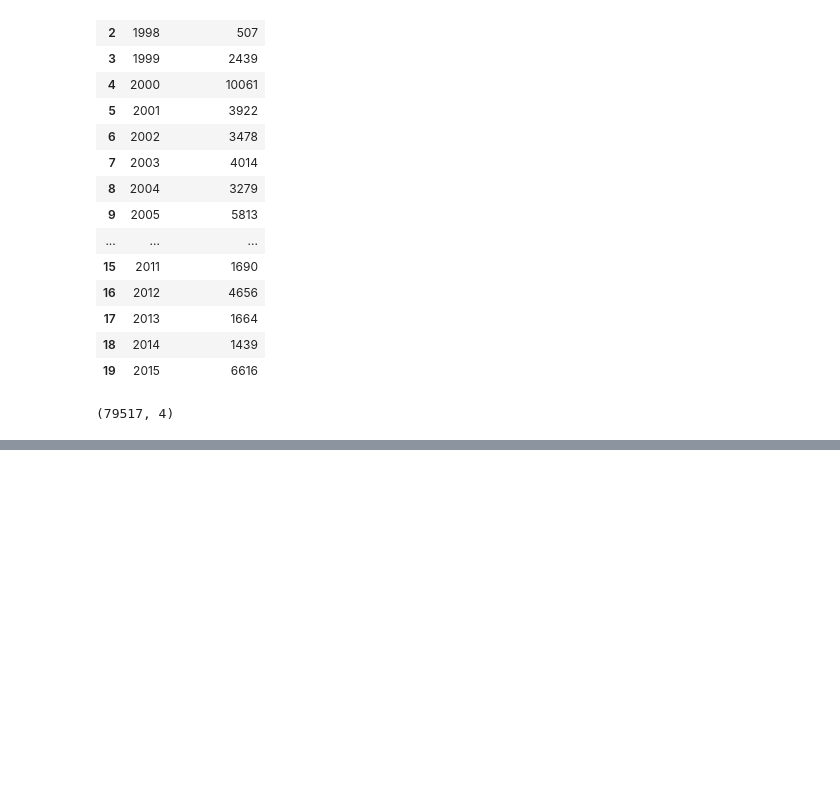
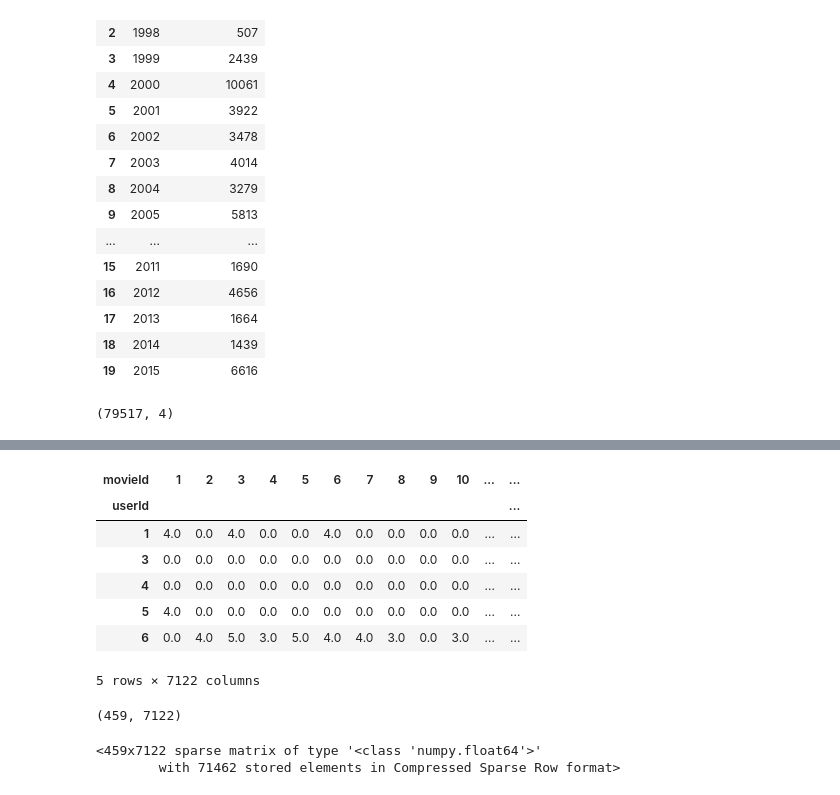
Before and after one commit to haploide/recommendation_system, a Jupyter notebook: notebooks/Entregable_3_Araoz_Bajo_Barrera.ipynb, the cells around one changed output, grey strips where cells are left out. Drawn from its saved outputs; the diff is of its cells as text; code cells hidden in the pictures; blank space fills up the shorter version.

```diff
--- a/notebooks/Entregable_3_Araoz_Bajo_Barrera.ipynb
+++ b/notebooks/Entregable_3_Araoz_Bajo_Barrera.ipynb
@@ -262,0 +371,17 @@ test[~test.userId.isin(train.userId.unique())].userId.nunique()
+# %%
+interactions_matrix = interactions_matrix.fillna(0)
+# %%
+interactions_matrix.head()
+# %% [output]
+| movieId | 1 | 2 | 3 | 4 | 5 | 6 | 7 | 8 | 9 | 10 | ... | ... |
+| userId |  |  |  |  |  |  |  |  |  |  |  | ... |
+| 1 | 4.0 | 0.0 | 4.0 | 0.0 | 0.0 | 4.0 | 0.0 | 0.0 | 0.0 | 0.0 | ... | ... |
+| 3 | 0.0 | 0.0 | 0.0 | 0.0 | 0.0 | 0.0 | 0.0 | 0.0 | 0.0 | 0.0 | ... | ... |
+| 4 | 0.0 | 0.0 | 0.0 | 0.0 | 0.0 | 0.0 | 0.0 | 0.0 | 0.0 | 0.0 | ... | ... |
+| 5 | 4.0 | 0.0 | 0.0 | 0.0 | 0.0 | 0.0 | 0.0 | 0.0 | 0.0 | 0.0 | ... | ... |
+| 6 | 0.0 | 4.0 | 5.0 | 3.0 | 5.0 | 4.0 | 4.0 | 3.0 | 0.0 | 3.0 | ... | ... |
+5 rows × 7122 columns
+# %%
+interactions_matrix.shape
+# %% [output]
+(459, 7122)
@@ -262,0 +390,5 @@ test[~test.userId.isin(train.userId.unique())].userId.nunique()
+# %%
+interactions_matrix_csr
+# %% [output]
+<459x7122 sparse matrix of type '<class 'numpy.float64'>'
+        with 71462 stored elements in Compressed Sparse Row format>
```
Also changed, not shown: parts of 30 cells of this notebook.
